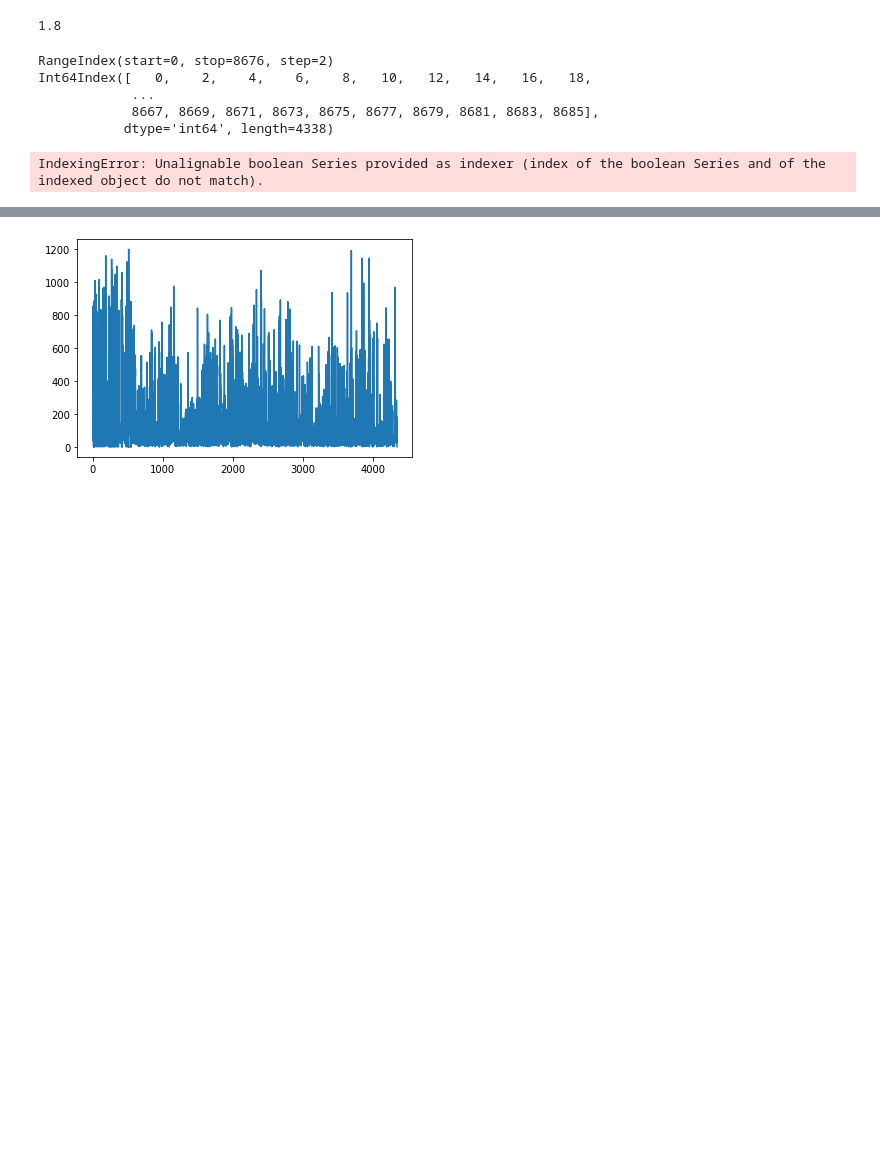
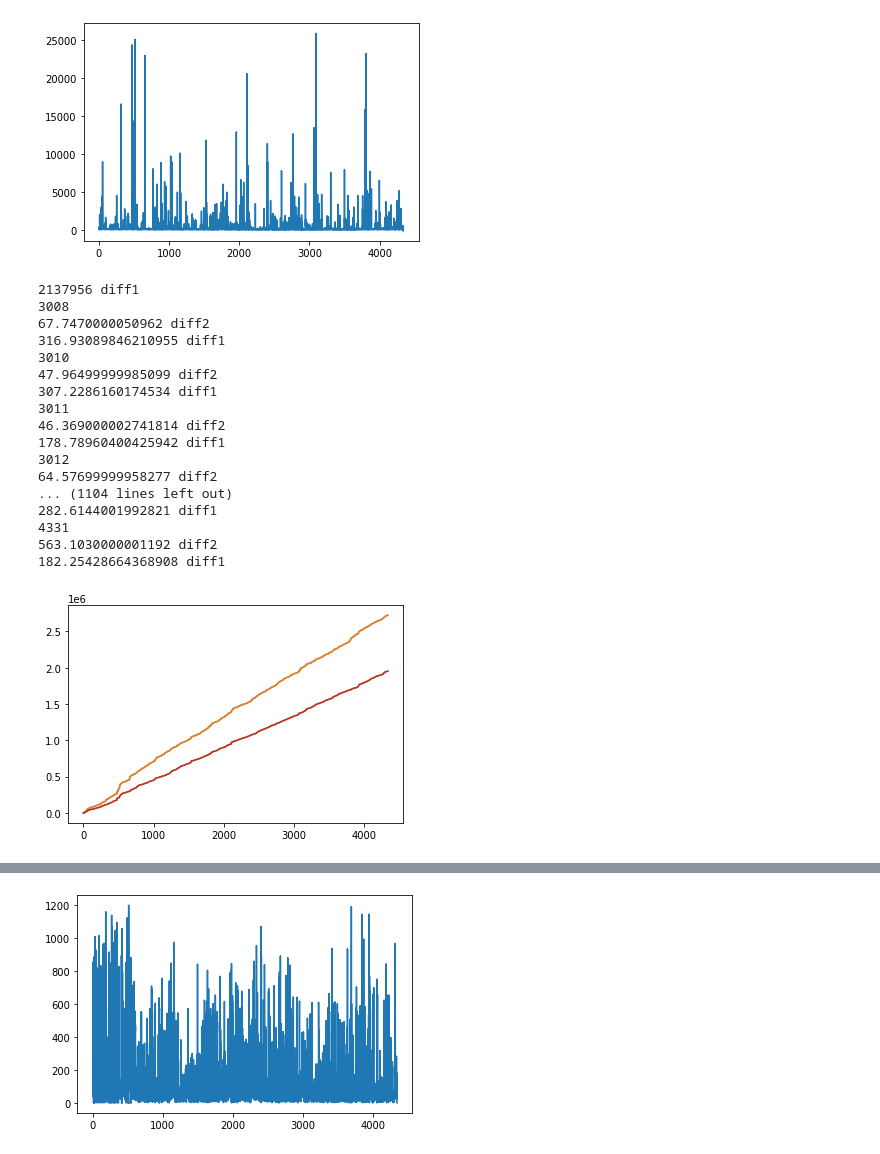
Before and after one commit to s0lvang/ideal-pancake, a Jupyter notebook: misc/notebooks/plot_saccade_length.ipynb, the cells around one changed output, grey strips where cells are left out. Saved outputs shown, nothing was run; the diff lists cells and outputs as text; code cells hidden in the pictures; blank space fills up the shorter version.

```diff
--- a/misc/notebooks/plot_saccade_length.ipynb
+++ b/misc/notebooks/plot_saccade_length.ipynb
@@ -86,21 +98,38 @@ def fix_outliers_in_time(df):
 
 #df["time"] = df["time"]/1000
 #df["fixation_end"] = df["fixation_end"]/1000
-a = pd.Series(range(10))
-a.quantile(0.2)
-# %% [output]
-1.8
 # %%
+df = a
 df = df[df["Event_Type"] == "Fixation L"]
-df = normalize_time(df)
+df = df.reset_index()
 plt.plot(get_saccade_duration(df))
 plt.show()
+df = normalize_time(df)
+plt.plot(df["time"])
+plt.plot(df["fixation_end"].shift(1))
+df = fix_outliers_in_time(df)
+plt.plot(df["time"])
+plt.plot(df["fixation_end"].shift(1))
+plt.show()
 # cscw/data/Inchgower_1_1_VideoFixations_Details.csv
 # %% [output]
+[figure, added]
-RangeIndex(start=0, stop=8676, step=2)
-Int64Index([   0,    2,    4,    6,    8,   10,   12,   14,   16,   18,
-            ...
-            8667, 8669, 8671, 8673, 8675, 8677, 8679, 8681, 8683, 8685],
-           dtype='int64', length=4338)
+2137956 diff1
+3008
+67.7470000050962 diff2
+316.93089846210955 diff1
+3010
+47.96499999985099 diff2
+307.2286160174534 diff1
+3011
+46.369000002741814 diff2
+178.78960400425942 diff1
+3012
+64.57699999958277 diff2
+... (1104 lines left out)
+282.6144001992821 diff1
+4331
+563.1030000001192 diff2
+182.25428664368908 diff1
-IndexingError: Unalignable boolean Series provided as indexer (index of the boolean Series and of the indexed object do not match).
+[figure, added]
 # %%
```
Also changed, not shown: parts of 3 cells of this notebook.
